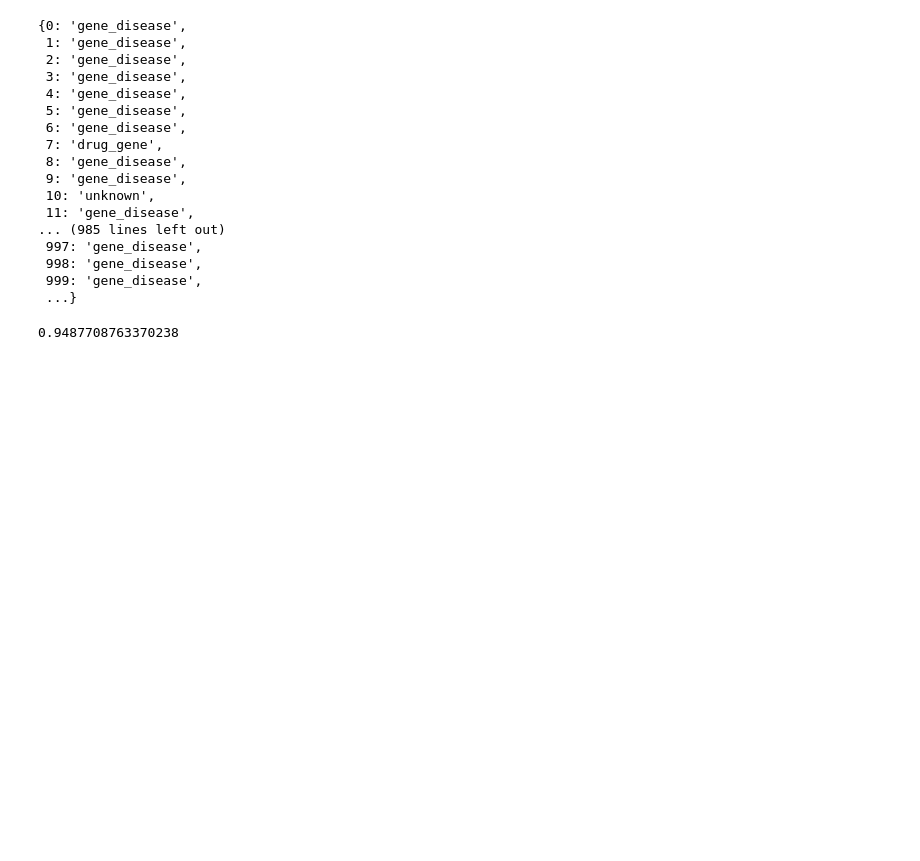
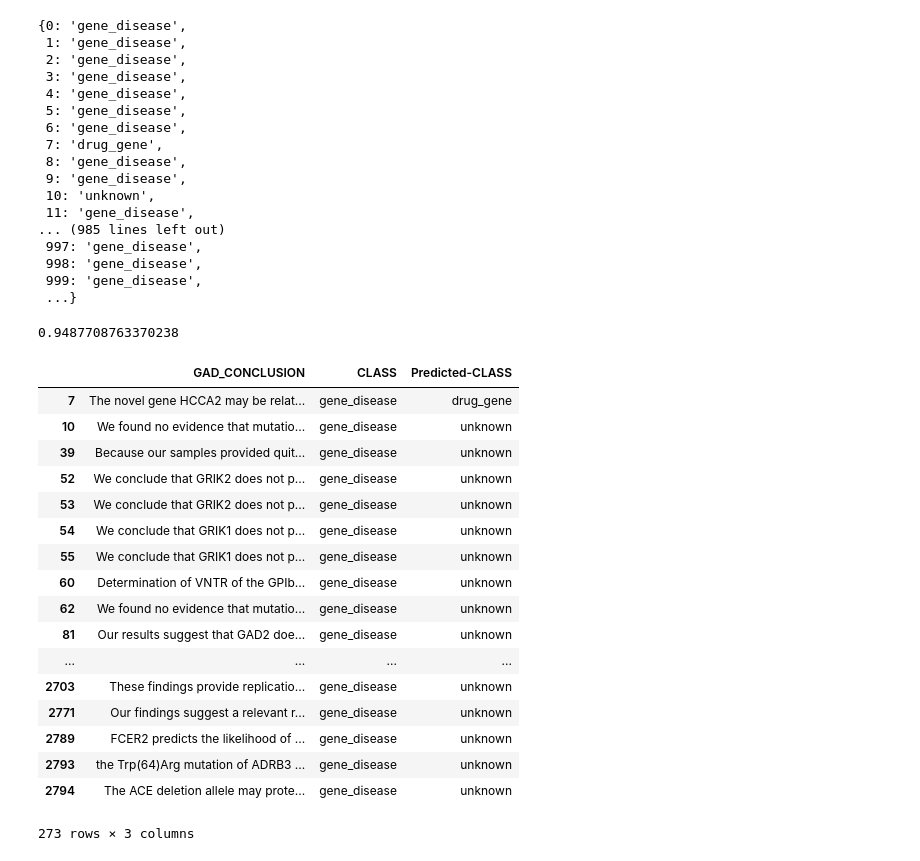
Before and after one commit to tsantosh7/Unsupervised-Supervised-Protein-Genes-Diseases-Organisms-Extraction, a Jupyter notebook: Code/Few_Shot_Learning_Relations_v01.ipynb, the cells around one changed output. Saved outputs shown, nothing was run; the diff lists cells and outputs as text; code cells hidden in the pictures; blank space fills up the shorter version.

Commit message:
Relationship Classifier

```diff
--- a/Code/Few_Shot_Learning_Relations_v01.ipynb
+++ b/Code/Few_Shot_Learning_Relations_v01.ipynb
@@ -406,6 +356,7 @@ def get_accuracy_score(predictions, truth_dict):
     preds = []
     labels = []
     mis_classified = []
+    mis_pred = []
 
     for k,v in predictions.items():
         preds.append(v)
@@ -413,11 +364,35 @@ def get_accuracy_score(predictions, truth_dict):
         if v!=truth_dict[k]:
 #             print(str(v) + '--x--' + str(truth_dict[k]))
             mis_classified.append(k)
+            mis_pred.append(str(v))
 
-    return f1_score(labels, preds, average='weighted'), mis_classified
+    return f1_score(labels, preds, average='weighted'), mis_classified, mis_pred
 
 
-score, miss_classified = get_accuracy_score(test_predictions, test_ground_truth)
+score, miss_classified, miss_pred = get_accuracy_score(test_predictions, test_ground_truth)
 score
 # %% [output]
 0.9487708763370238
+# %%
+miss_calssified_df_test = GAD_target_disease.iloc[miss_classified , [10,11]]
+miss_calssified_df_test['Predicted-CLASS'] = miss_pred
+miss_calssified_df_test
+# %% [output]
+|  | GAD_CONCLUSION | CLASS | Predicted-CLASS |
+| 7 | The novel gene HCCA2 may be relat... | gene_disease | drug_gene |
+| 10 | We found no evidence that mutatio... | gene_disease | unknown |
+| 39 | Because our samples provided quit... | gene_disease | unknown |
+| 52 | We conclude that GRIK2 does not p... | gene_disease | unknown |
+| 53 | We conclude that GRIK2 does not p... | gene_disease | unknown |
+| 54 | We conclude that GRIK1 does not p... | gene_disease | unknown |
+| 55 | We conclude that GRIK1 does not p... | gene_disease | unknown |
+| 60 | Determination of VNTR of the GPIb... | gene_disease | unknown |
+| 62 | We found no evidence that mutatio... | gene_disease | unknown |
+| 81 | Our results suggest that GAD2 doe... | gene_disease | unknown |
+| ... | ... | ... | ... |
+| 2703 | These findings provide replicatio... | gene_disease | unknown |
+| 2771 | Our findings suggest a relevant r... | gene_disease | unknown |
+| 2789 | FCER2 predicts the likelihood of ... | gene_disease | unknown |
+| 2793 | the Trp(64)Arg mutation of ADRB3 ... | gene_disease | unknown |
+| 2794 | The ACE deletion allele may prote... | gene_disease | unknown |
+273 rows × 3 columns
```
Also changed, not shown: parts of 8 cells of this notebook, 5 other files.
